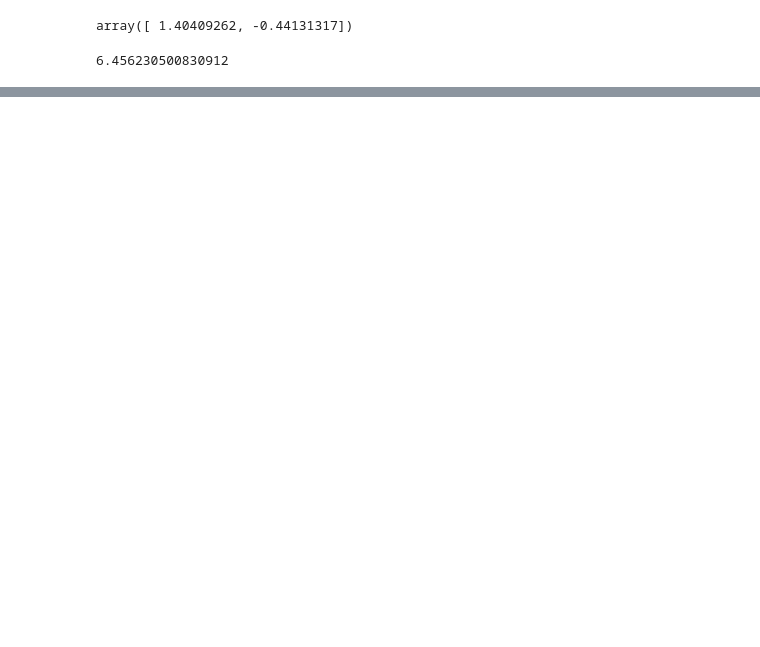
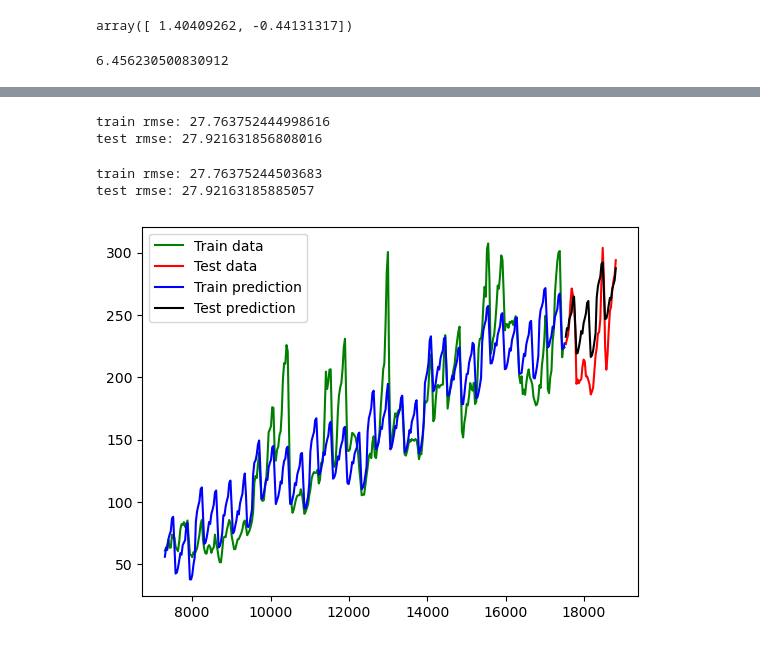
Before and after one commit to wwhite5/Springboard-Capstone-2-Time-Series, a Jupyter notebook: Preprocessing_and_Training.ipynb, the cells around one changed output, grey strips where cells are left out. Drawn from its saved outputs; the diff is of its cells as text; code cells hidden in the pictures; blank space fills up the shorter version.

```diff
--- a/Preprocessing_and_Training.ipynb
+++ b/Preprocessing_and_Training.ipynb
@@ -155,0 +201,33 @@ array=[ 7305.  7336.  7364.  7395.  7425.  7456.  7486.  7517.  7548.  7578.
+# %%
+LR = LinearRegression()
+
+LR.fit(X_train, y_train)
+
+train_predict = LR.predict(X_train)
+test_predict = LR.predict(X_test)
+
+print('train rmse:', rmse(y_train, train_predict))
+print('test rmse:', rmse(y_test, test_predict))
+# %% [output]
+train rmse: 27.763752444998616
+test rmse: 27.921631856808016
+# %%
+pipe = Pipeline([
+    ('MinMax Scaling', MinMaxScaler()),
+    ('Linear Regressor', LinearRegression())
+])
+# %%
+pipe.fit(X_train, y_train)
+
+train_predict = pipe.predict(X_train)
+test_predict = pipe.predict(X_test)
+
+print('train rmse:', rmse(y_train, train_predict))
+print('test rmse:', rmse(y_test, test_predict))
+# %% [output]
+train rmse: 27.76375244503683
+test rmse: 27.92163185885057
+# %%
+plot_predict(X_train, X_test, y_train, y_test, train_predict, test_predict)
+# %% [output]
+[figure, added]
```
Also changed, not shown: parts of 25 cells of this notebook.
